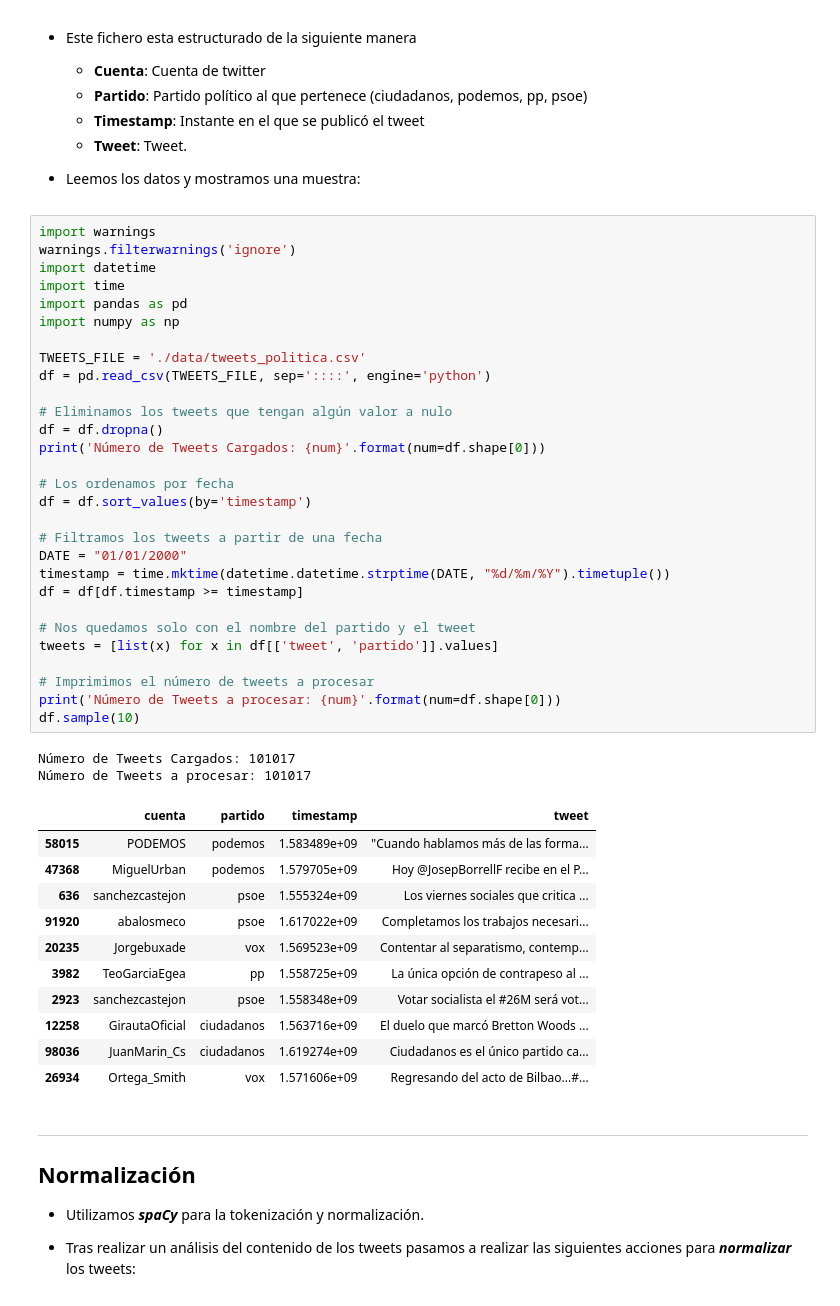
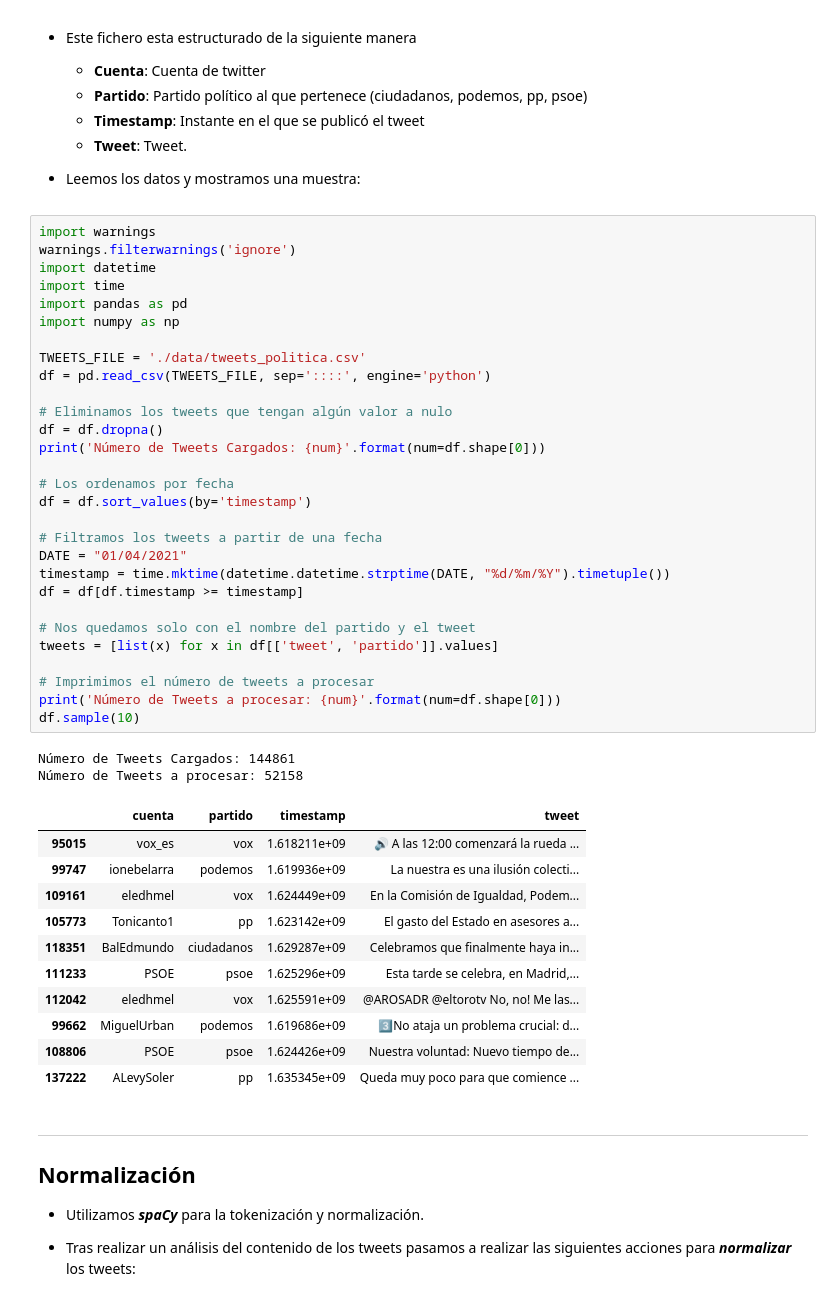
Before and after one commit to RicardoMoya/NLP_with_Python, a Jupyter notebook: 22_Topic_Modeling_Tweets_Politica.ipynb, the cells around one changed output. Drawn from its saved outputs; the diff is of its cells as text.

```diff
--- a/22_Topic_Modeling_Tweets_Politica.ipynb
+++ b/22_Topic_Modeling_Tweets_Politica.ipynb
@@ -37,46 +37,46 @@
 # %%
 import warnings
 warnings.filterwarnings('ignore')
 import datetime
 import time
 import pandas as pd
 import numpy as np
 
 TWEETS_FILE = './data/tweets_politica.csv'
 df = pd.read_csv(TWEETS_FILE, sep='::::', engine='python')
 
 # Eliminamos los tweets que tengan algún valor a nulo
 df = df.dropna()
 print('Número de Tweets Cargados: {num}'.format(num=df.shape[0]))
 
 # Los ordenamos por fecha
 df = df.sort_values(by='timestamp')
 
 # Filtramos los tweets a partir de una fecha
-DATE = "01/01/2000"
+DATE = "01/04/2021"
 timestamp = time.mktime(datetime.datetime.strptime(DATE, "%d/%m/%Y").timetuple())
 df = df[df.timestamp >= timestamp]
 
 # Nos quedamos solo con el nombre del partido y el tweet
 tweets = [list(x) for x in df[['tweet', 'partido']].values]
 
 # Imprimimos el número de tweets a procesar
 print('Número de Tweets a procesar: {num}'.format(num=df.shape[0]))
 df.sample(10)
 # %% [output]
-Número de Tweets Cargados: 101017
-Número de Tweets a procesar: 101017
+Número de Tweets Cargados: 144861
+Número de Tweets a procesar: 52158
 |  | cuenta | partido | timestamp | tweet |
-| 58015 | PODEMOS | podemos | 1.583489e+09 | "Cuando hablamos más de las forma... |
-| 47368 | MiguelUrban | podemos | 1.579705e+09 | Hoy @JosepBorrellF recibe en el P... |
-| 636 | sanchezcastejon | psoe | 1.555324e+09 | Los viernes sociales que critica ... |
-| 91920 | abalosmeco | psoe | 1.617022e+09 | Completamos los trabajos necesari... |
-| 20235 | Jorgebuxade | vox | 1.569523e+09 | Contentar al separatismo, contemp... |
-| 3982 | TeoGarciaEgea | pp | 1.558725e+09 | La única opción de contrapeso al ... |
-| 2923 | sanchezcastejon | psoe | 1.558348e+09 | Votar socialista el #26M será vot... |
-| 12258 | GirautaOficial | ciudadanos | 1.563716e+09 | El duelo que marcó Bretton Woods ... |
-| 98036 | JuanMarin_Cs | ciudadanos | 1.619274e+09 | Ciudadanos es el único partido ca... |
-| 26934 | Ortega_Smith | vox | 1.571606e+09 | Regresando del acto de Bilbao...#... |
+| 95015 | vox_es | vox | 1.618211e+09 | 🔊 A las 12:00 comenzará la rueda ... |
+| 99747 | ionebelarra | podemos | 1.619936e+09 | La nuestra es una ilusión colecti... |
+| 109161 | eledhmel | vox | 1.624449e+09 | En la Comisión de Igualdad, Podem... |
+| 105773 | Tonicanto1 | pp | 1.623142e+09 | El gasto del Estado en asesores a... |
+| 118351 | BalEdmundo | ciudadanos | 1.629287e+09 | Celebramos que finalmente haya in... |
+| 111233 | PSOE | psoe | 1.625296e+09 | Esta tarde se celebra, en Madrid,... |
+| 112042 | eledhmel | vox | 1.625591e+09 | @AROSADR @eltorotv No, no! Me las... |
+| 99662 | MiguelUrban | podemos | 1.619686e+09 | 3⃣No ataja un problema crucial: d... |
+| 108806 | PSOE | psoe | 1.624426e+09 | Nuestra voluntad: Nuevo tiempo de... |
+| 137222 | ALevySoler | pp | 1.635345e+09 | Queda muy poco para que comience ... |
 # %% [markdown]
 <hr>
 
```
Also changed, not shown: parts of 4 cells of this notebook.
